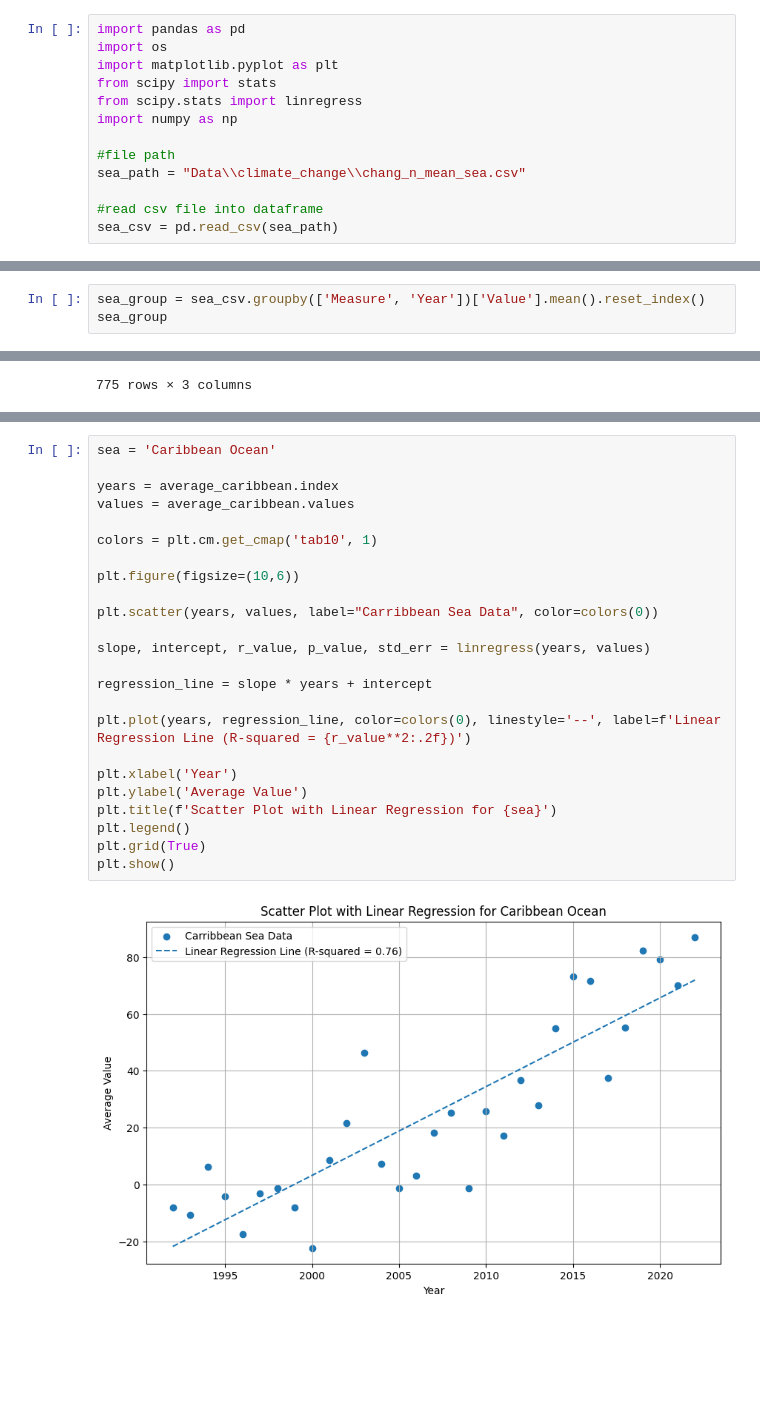
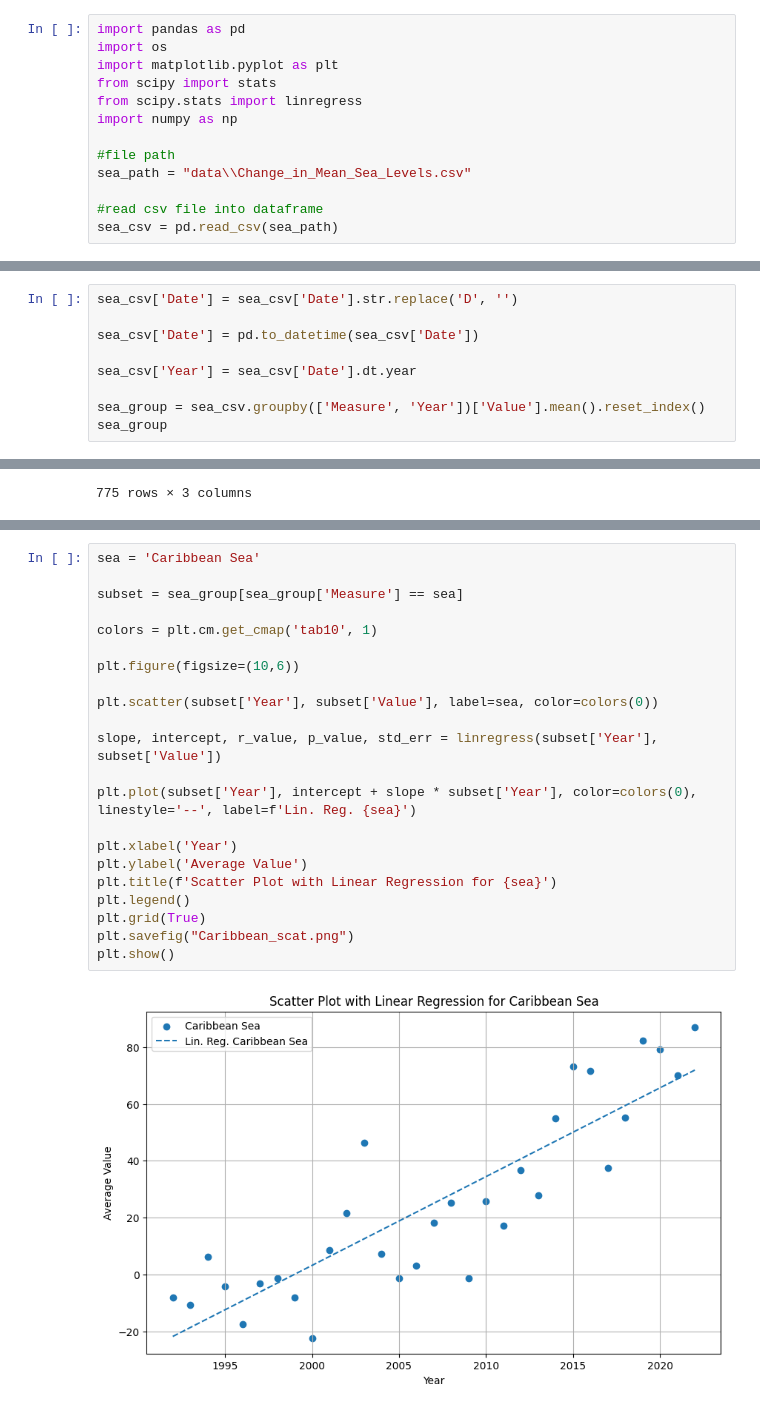
Before and after one commit to GitItDren/Project-3-ChangeYoClimate-MKSD-, a Jupyter notebook: sea_level.ipynb, the cells around one changed output, grey strips where cells are left out. Saved outputs shown, nothing was run; the diff lists cells and outputs as text; blank space fills up the shorter version.

Commit message:
upload
uploading scripts for charts

```diff
--- a/sea_level.ipynb
+++ b/sea_level.ipynb
@@ -7,7 +7,7 @@ from scipy.stats import linregress
 import numpy as np
 
 #file path
-sea_path = "Data\\climate_change\\chang_n_mean_sea.csv"
+sea_path = "data\\Change_in_Mean_Sea_Levels.csv"
 
 #read csv file into dataframe
 sea_csv = pd.read_csv(sea_path)
@@ -30,4 +30,10 @@ sea_csv
 # %%
+sea_csv['Date'] = sea_csv['Date'].str.replace('D', '')
+
+sea_csv['Date'] = pd.to_datetime(sea_csv['Date'])
+
+sea_csv['Year'] = sea_csv['Date'].dt.year
+
 sea_group = sea_csv.groupby(['Measure', 'Year'])['Value'].mean().reset_index()
 sea_group
 # %% [output]
@@ -189,29 +197,27 @@ average_caribbean = sea_data.groupby('Year')['Value'].mean()
 # %%
-sea = 'Caribbean Ocean'
+sea = 'Caribbean Sea'
 
-years = average_caribbean.index
-values = average_caribbean.values
+subset = sea_group[sea_group['Measure'] == sea]
 
 colors = plt.cm.get_cmap('tab10', 1)
 
 plt.figure(figsize=(10,6))
 
-plt.scatter(years, values, label="Carribbean Sea Data", color=colors(0))
+plt.scatter(subset['Year'], subset['Value'], label=sea, color=colors(0))
 
-slope, intercept, r_value, p_value, std_err = linregress(years, values)
+slope, intercept, r_value, p_value, std_err = linregress(subset['Year'], subset['Value'])
 
-regression_line = slope * years + intercept
-
-plt.plot(years, regression_line, color=colors(0), linestyle='--', label=f'Linear Regression Line (R-squared = {r_value**2:.2f})')
+plt.plot(subset['Year'], intercept + slope * subset['Year'], color=colors(0), linestyle='--', label=f'Lin. Reg. {sea}')
 
 plt.xlabel('Year')
 plt.ylabel('Average Value')
 plt.title(f'Scatter Plot with Linear Regression for {sea}')
 plt.legend()
 plt.grid(True)
+plt.savefig("Caribbean_scat.png")
 plt.show()
 # %% [output]
-[figure, old version]
+[figure, new version]
 # %%
 sea = 'Gulf Mexico'
 
```
Also changed, not shown: parts of 26 cells of this notebook, 8 other files.
